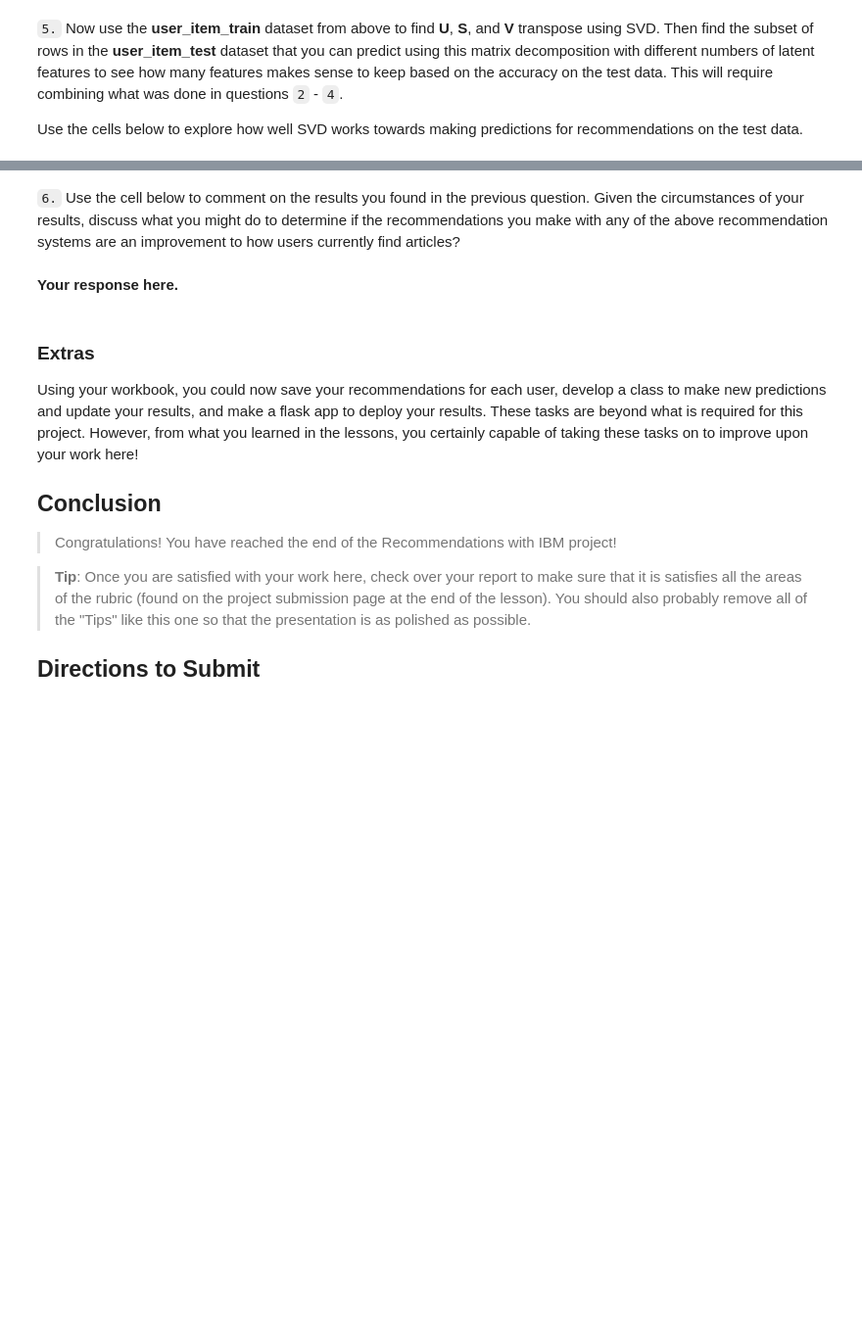
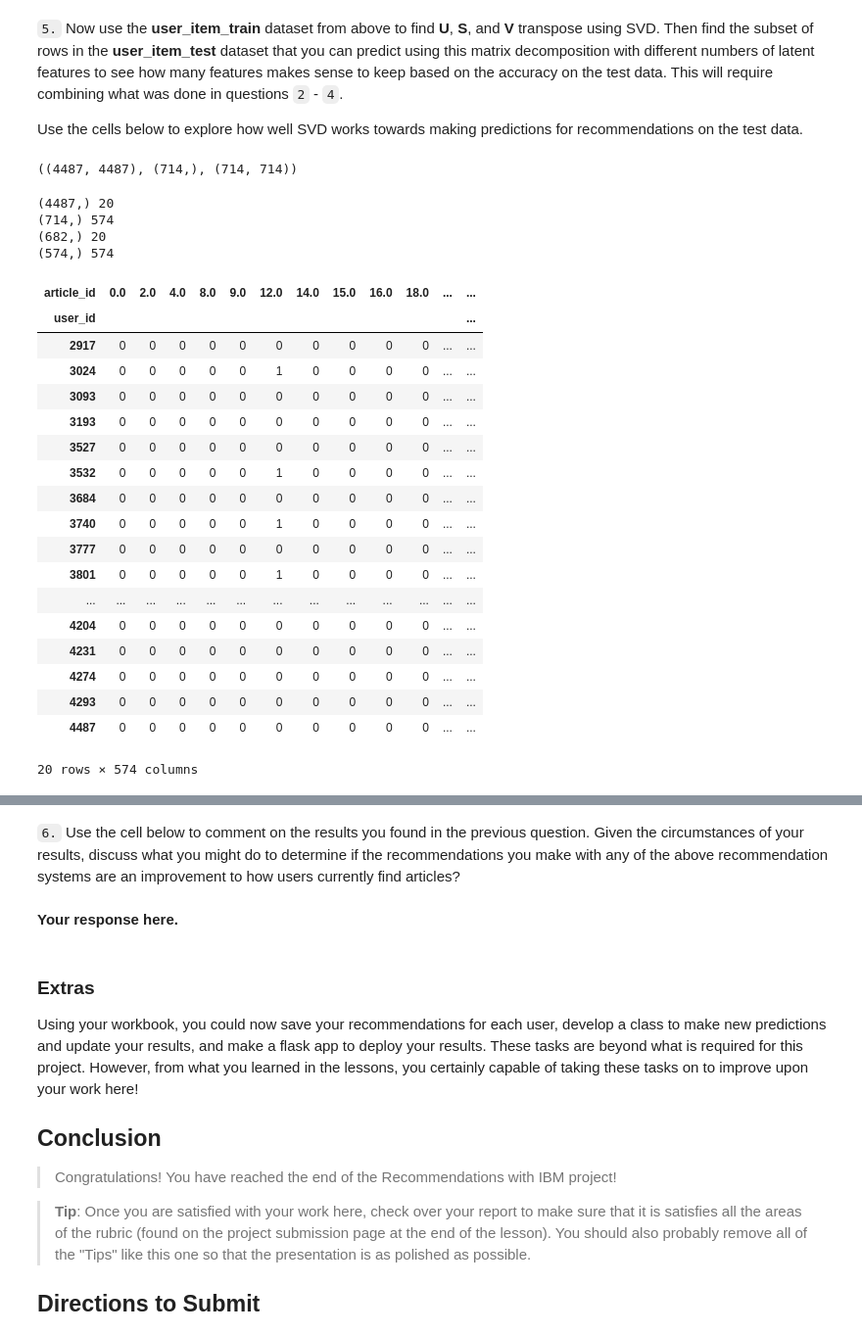
Before and after one commit to kudojp/IBMRecommendationEngine, a Jupyter notebook: Recommendations_with_IBM.ipynb, the cells around one changed output, grey strips where cells are left out. Shown at 98% size. Drawn from its saved outputs; the diff is of its cells as text; code cells hidden in the pictures; blank space fills up the shorter version.

```diff
--- a/Recommendations_with_IBM.ipynb
+++ b/Recommendations_with_IBM.ipynb
@@ -714,0 +821,4 @@ def make_content_recs():
+# %%
+# Just a little check
+pd.options.display.max_colwidth = 100
+df_content[df_content.article_id.isin([1,720,986])]
@@ -801,7 +986,20 @@ def create_test_and_train_user_item(df_train, df_test):
 
     '''
     # Your code here
+    user_item_train = df_train.groupby(['user_id', 'article_id'])['title'].count().unstack()
+    user_item_train = (~user_item_train.isnull()).replace({True:1,False:0})
 
-    return user_item_train, user_item_test, test_idx, test_arts
+    user_item_test = df_test.groupby(['user_id', 'article_id'])['title'].count().unstack()
+    user_item_test = (~user_item_test.isnull()).replace({True:1,False:0})
 
-user_item_train, user_item_test, test_idx, test_arts = create_test_and_train_user_item(df_train, df_test)
+    train_idx = set(user_item_train.index)
+    train_arts = set(user_item_train.columns)
+
+    test_idx = set(user_item_test.index)
+    test_arts = set(user_item_test.columns)
+
+
+
+    return user_item_train, user_item_test, train_idx, train_arts, test_idx, test_arts
+
+user_item_train, user_item_test, train_idx, train_arts, test_idx, test_arts = create_test_and_train_user_item(df_train, df_test)
@@ -827,4 +1058,8 @@ t.sol_4_test(sol_4_dict)
 Use the cells below to explore how well SVD works towards making predictions for recommendations on the test data.
 # %%
 # fit SVD on the user_item_train matrix
-u_train, s_train, vt_train = # fit svd similar to above then use the cells below
+u, s, vt = np.linalg.svd(user_item_train) # fit svd similar to above then use the cells below
+
+u.shape, s.shape, vt.shape
+# %% [output]
+((4487, 4487), (714,), (714, 714))
@@ -833,0 +1066,48 @@ u_train, s_train, vt_train = # fit svd similar to above then use the cells below
+# %%
+###### In this cell,I made masks for getting common rows and columns for train data and test data.
+
+# find user ids which are included both in train data set and test data set
+common_user_ids = train_idx.intersection(test_idx)
+
+# find article ids which are included both in train data set and test data set
+common_article_ids = train_arts.intersection(test_arts)
+
+train_mask_ids = user_item_train.index.isin(common_user_ids)
+
+train_mask_articles = user_item_train.columns.isin(common_article_ids)
+
+test_mask_ids = user_item_test.index.isin(common_user_ids)
+
+test_mask_articles = user_item_test.columns.isin(common_article_ids)
+
+print(train_mask_ids.shape, train_mask_ids.sum() )
+print(train_mask_articles.shape, train_mask_articles.sum() )
+print(test_mask_ids.shape, test_mask_ids.sum() )
+print(test_mask_articles.shape, test_mask_articles.sum() )
+
+# Just a little check these masks work
+user_item_test.loc[test_mask_ids,test_mask_articles]
+# %% [output]
+(4487,) 20
+(714,) 574
+(682,) 20
+(574,) 574
+| article_id | 0.0 | 2.0 | 4.0 | 8.0 | 9.0 | 12.0 | 14.0 | 15.0 | 16.0 | 18.0 | ... | ... |
+| user_id |  |  |  |  |  |  |  |  |  |  |  | ... |
+| 2917 | 0 | 0 | 0 | 0 | 0 | 0 | 0 | 0 | 0 | 0 | ... | ... |
+| 3024 | 0 | 0 | 0 | 0 | 0 | 1 | 0 | 0 | 0 | 0 | ... | ... |
+| 3093 | 0 | 0 | 0 | 0 | 0 | 0 | 0 | 0 | 0 | 0 | ... | ... |
+| 3193 | 0 | 0 | 0 | 0 | 0 | 0 | 0 | 0 | 0 | 0 | ... | ... |
+| 3527 | 0 | 0 | 0 | 0 | 0 | 0 | 0 | 0 | 0 | 0 | ... | ... |
+| 3532 | 0 | 0 | 0 | 0 | 0 | 1 | 0 | 0 | 0 | 0 | ... | ... |
+| 3684 | 0 | 0 | 0 | 0 | 0 | 0 | 0 | 0 | 0 | 0 | ... | ... |
+| 3740 | 0 | 0 | 0 | 0 | 0 | 1 | 0 | 0 | 0 | 0 | ... | ... |
+| 3777 | 0 | 0 | 0 | 0 | 0 | 0 | 0 | 0 | 0 | 0 | ... | ... |
+| 3801 | 0 | 0 | 0 | 0 | 0 | 1 | 0 | 0 | 0 | 0 | ... | ... |
+| ... | ... | ... | ... | ... | ... | ... | ... | ... | ... | ... | ... | ... |
+| 4204 | 0 | 0 | 0 | 0 | 0 | 0 | 0 | 0 | 0 | 0 | ... | ... |
+| 4231 | 0 | 0 | 0 | 0 | 0 | 0 | 0 | 0 | 0 | 0 | ... | ... |
+| 4274 | 0 | 0 | 0 | 0 | 0 | 0 | 0 | 0 | 0 | 0 | ... | ... |
+| 4293 | 0 | 0 | 0 | 0 | 0 | 0 | 0 | 0 | 0 | 0 | ... | ... |
+| 4487 | 0 | 0 | 0 | 0 | 0 | 0 | 0 | 0 | 0 | 0 | ... | ... |
+20 rows × 574 columns
```
Also changed, not shown: parts of 49 cells of this notebook.
